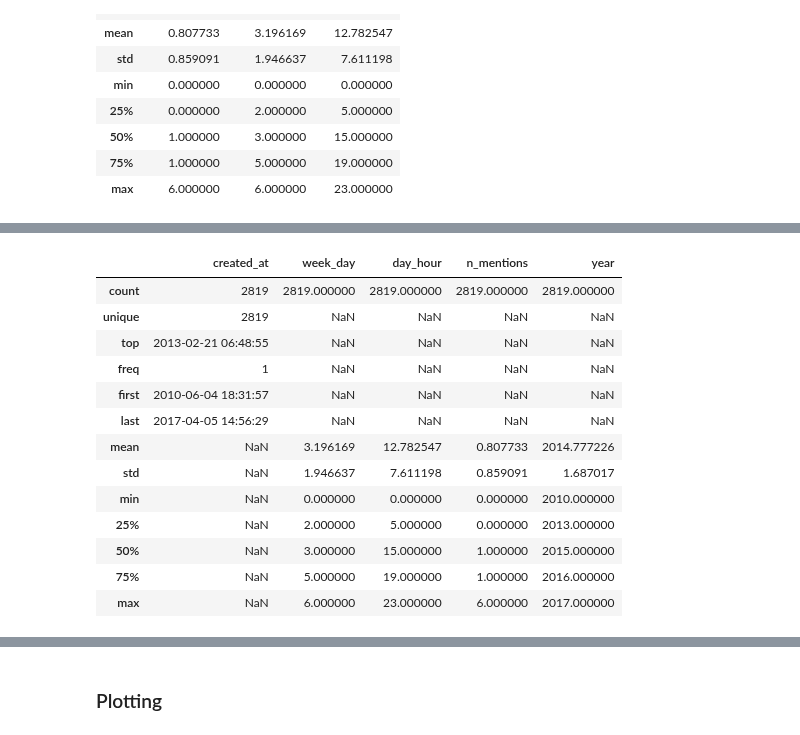
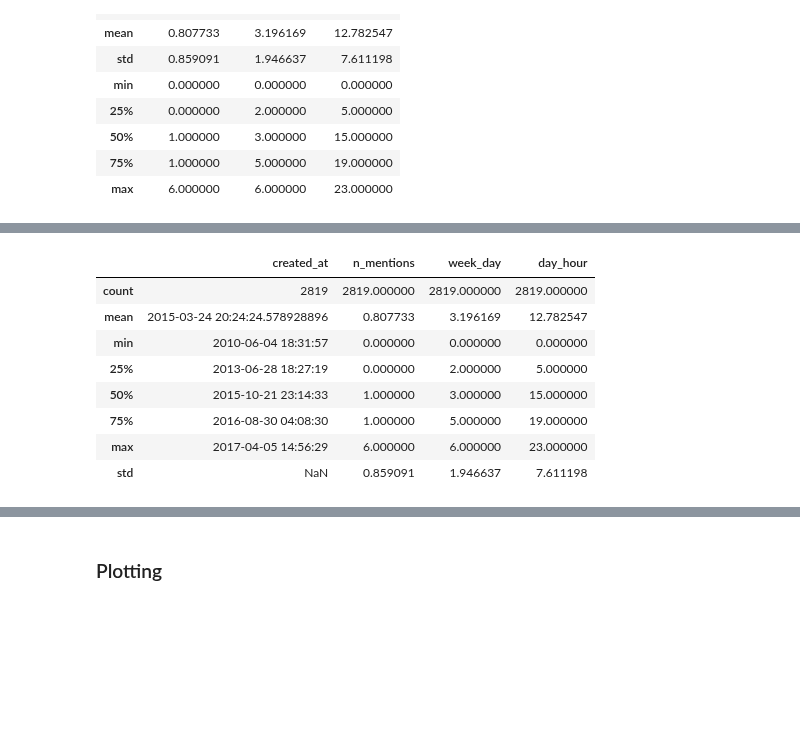
Before and after one commit to mromanello/ADA-DHOxSS, a Jupyter notebook: notebooks/3.1 Exploratory data analysis basics.ipynb, the cells around one changed output, grey strips where cells are left out. Drawn from its saved outputs; the diff is of its cells as text; code cells hidden in the pictures; blank space fills up the shorter version.

```diff
--- a/notebooks/3.1 Exploratory data analysis basics.ipynb
+++ b/notebooks/3.1 Exploratory data analysis basics.ipynb
@@ -34,20 +47,15 @@ df.describe(include='all')
 # %%
 # that's a workaround to include all other columns
 
-df.describe(exclude=[list])
+df.describe(exclude=[list],datetime_is_numeric=True)
 # %% [output]
-|  | created_at | week_day | day_hour | n_mentions | year |
-| count | 2819 | 2819.000000 | 2819.000000 | 2819.000000 | 2819.000000 |
-| unique | 2819 | NaN | NaN | NaN | NaN |
-| top | 2013-02-21 06:48:55 | NaN | NaN | NaN | NaN |
-| freq | 1 | NaN | NaN | NaN | NaN |
-| first | 2010-06-04 18:31:57 | NaN | NaN | NaN | NaN |
-| last | 2017-04-05 14:56:29 | NaN | NaN | NaN | NaN |
-| mean | NaN | 3.196169 | 12.782547 | 0.807733 | 2014.777226 |
-| std | NaN | 1.946637 | 7.611198 | 0.859091 | 1.687017 |
-| min | NaN | 0.000000 | 0.000000 | 0.000000 | 2010.000000 |
-| 25% | NaN | 2.000000 | 5.000000 | 0.000000 | 2013.000000 |
-| 50% | NaN | 3.000000 | 15.000000 | 1.000000 | 2015.000000 |
-| 75% | NaN | 5.000000 | 19.000000 | 1.000000 | 2016.000000 |
-| max | NaN | 6.000000 | 23.000000 | 6.000000 | 2017.000000 |
+|  | created_at | n_mentions | week_day | day_hour |
+| count | 2819 | 2819.000000 | 2819.000000 | 2819.000000 |
+| mean | 2015-03-24 20:24:24.578928896 | 0.807733 | 3.196169 | 12.782547 |
+| min | 2010-06-04 18:31:57 | 0.000000 | 0.000000 | 0.000000 |
+| 25% | 2013-06-28 18:27:19 | 0.000000 | 2.000000 | 5.000000 |
+| 50% | 2015-10-21 23:14:33 | 1.000000 | 3.000000 | 15.000000 |
+| 75% | 2016-08-30 04:08:30 | 1.000000 | 5.000000 | 19.000000 |
+| max | 2017-04-05 14:56:29 | 6.000000 | 6.000000 | 23.000000 |
+| std | NaN | 0.859091 | 1.946637 | 7.611198 |
 # %%
```
Also changed, not shown: parts of 8 cells of this notebook, 3 other files.
